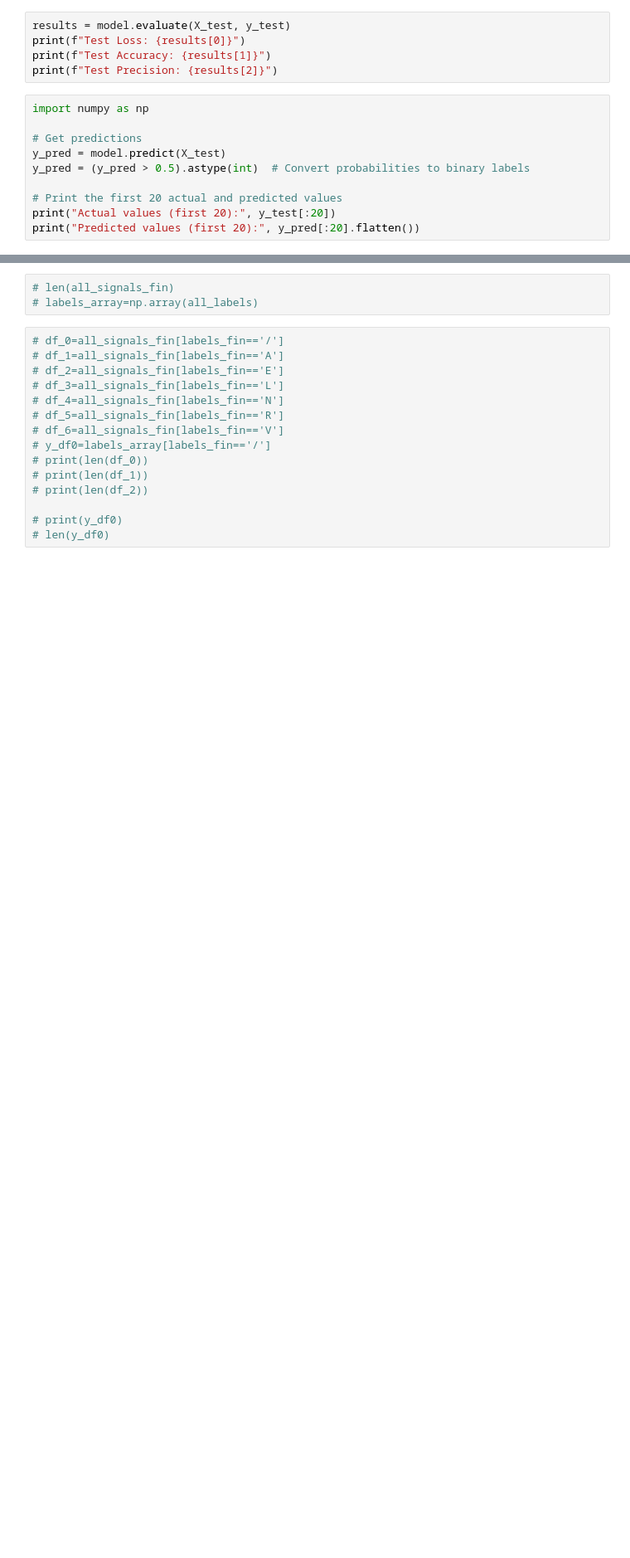
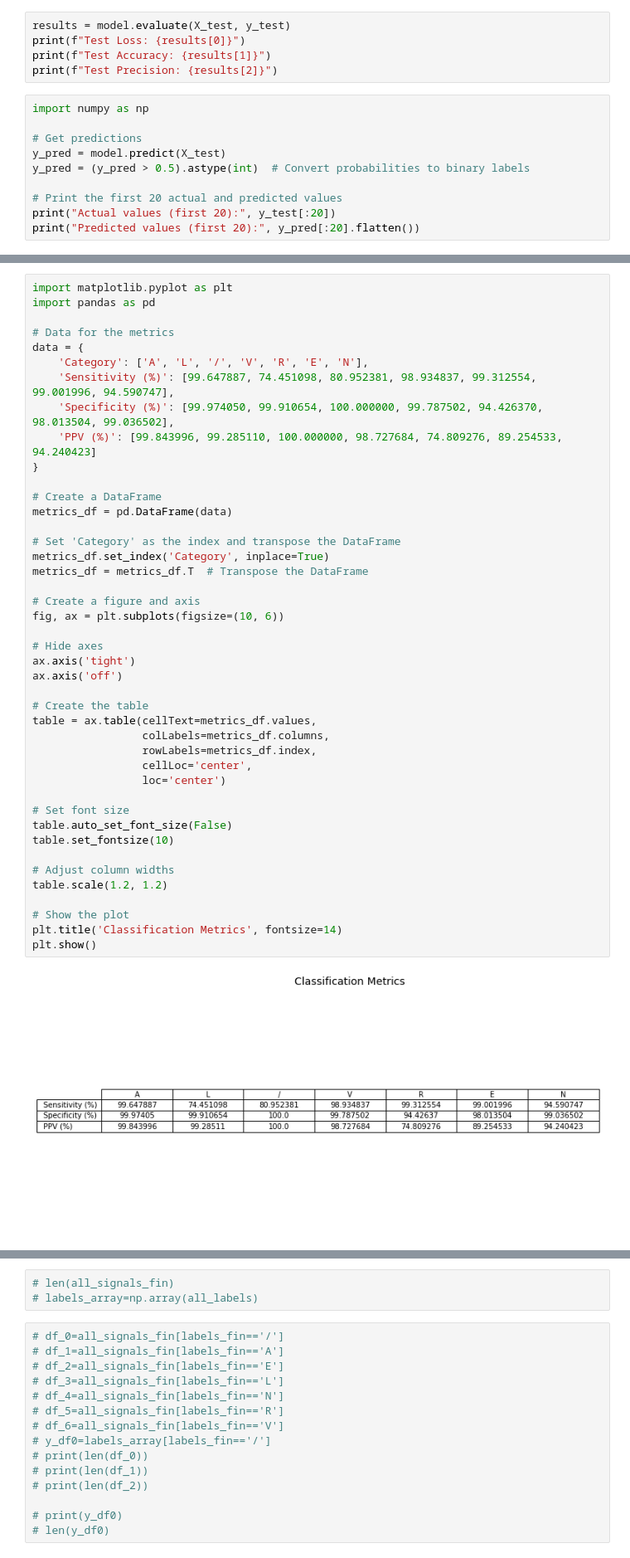
Before and after one commit to sahan-vishwajith/Automated-Detection-of-Cardiac-Anomalies-Using-ECG-Data, a Jupyter notebook: model/Notebooks/cardiocare-nb.ipynb, the cells around one changed output, grey strips where cells are left out. Shown: that part at 83% size. Drawn from its saved outputs; the diff is of its cells as text; blank space fills up the shorter version.

```diff
--- a/model/Notebooks/cardiocare-nb.ipynb
+++ b/model/Notebooks/cardiocare-nb.ipynb
@@ -379,2 +495,47 @@ print("Predicted values (first 20):", y_pred[:20].flatten())
+# %%
+import matplotlib.pyplot as plt
+import pandas as pd
+
+# Data for the metrics
+data = {
+    'Category': ['A', 'L', '/', 'V', 'R', 'E', 'N'],
+    'Sensitivity (%)': [99.647887, 74.451098, 80.952381, 98.934837, 99.312554, 99.001996, 94.590747],
+    'Specificity (%)': [99.974050, 99.910654, 100.000000, 99.787502, 94.426370, 98.013504, 99.036502],
+    'PPV (%)': [99.843996, 99.285110, 100.000000, 98.727684, 74.809276, 89.254533, 94.240423]
+}
+
+# Create a DataFrame
+metrics_df = pd.DataFrame(data)
+
+# Set 'Category' as the index and transpose the DataFrame
+metrics_df.set_index('Category', inplace=True)
+metrics_df = metrics_df.T  # Transpose the DataFrame
+
+# Create a figure and axis
+fig, ax = plt.subplots(figsize=(10, 6))
+
+# Hide axes
+ax.axis('tight')
+ax.axis('off')
+
+# Create the table
+table = ax.table(cellText=metrics_df.values,
+                 colLabels=metrics_df.columns,
+                 rowLabels=metrics_df.index,
+                 cellLoc='center',
+                 loc='center')
+
+# Set font size
+table.auto_set_font_size(False)
+table.set_fontsize(10)
+
+# Adjust column widths
+table.scale(1.2, 1.2)
+
+# Show the plot
+plt.title('Classification Metrics', fontsize=14)
+plt.show()
+# %% [output]
+[figure, added]
 # %%
 # labels_fin=pd.Series(all_labels)
```
Also changed, not shown: parts of 14 cells of this notebook, 4 other files.
